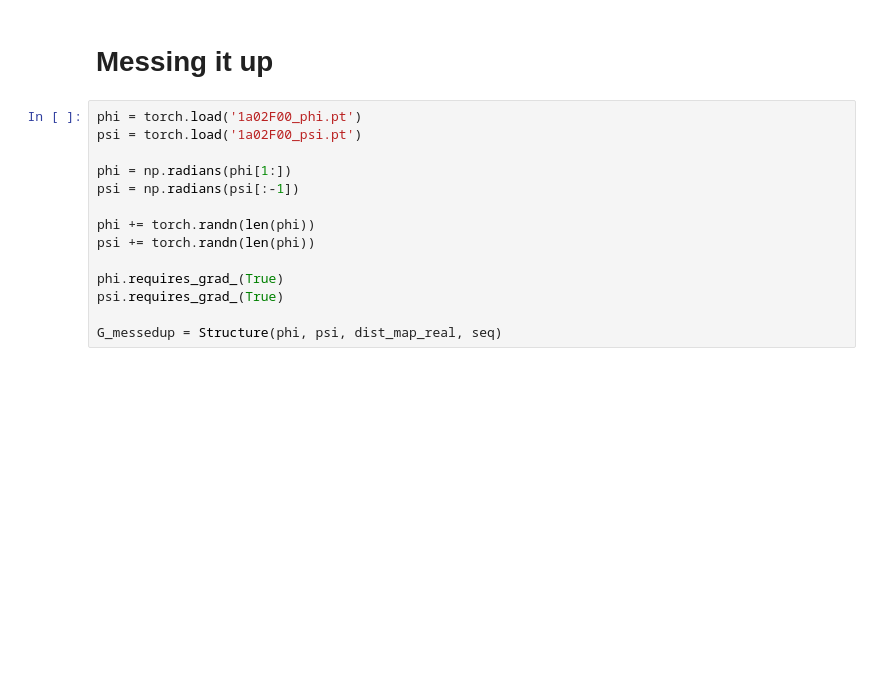
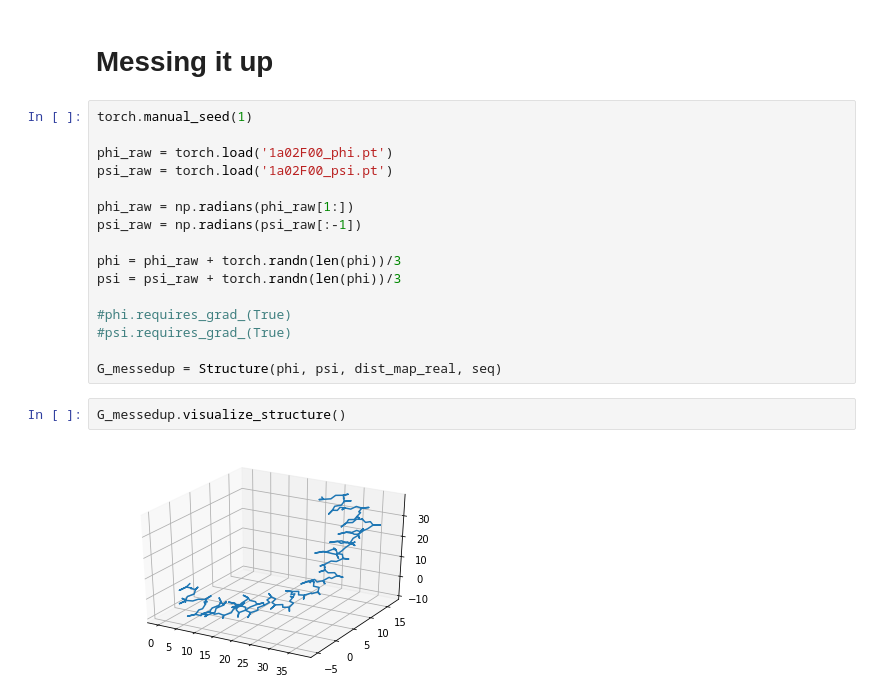
Before and after one commit to andynet/protein_folding, a Jupyter notebook: scripts/structure_realization_our/geometry_class.ipynb, the cells around one changed output. Drawn from its saved outputs; the diff is of its cells as text; blank space fills up the shorter version.

Commit message:
structure realization scripts

```diff
--- a/scripts/structure_realization_our/geometry_class.ipynb
+++ b/scripts/structure_realization_our/geometry_class.ipynb
@@ -194,16 +204,22 @@ Canvas(toolbar=Toolbar(toolitems=[('Home', 'Reset original view', 'home', 'home'
 # %% [markdown]
 # Messing it up
 # %%
-phi = torch.load('1a02F00_phi.pt')
-psi = torch.load('1a02F00_psi.pt')
+torch.manual_seed(1)
 
-phi = np.radians(phi[1:])
-psi = np.radians(psi[:-1])
+phi_raw = torch.load('1a02F00_phi.pt')
+psi_raw = torch.load('1a02F00_psi.pt')
 
-phi += torch.randn(len(phi))
-psi += torch.randn(len(phi))
+phi_raw = np.radians(phi_raw[1:])
+psi_raw = np.radians(psi_raw[:-1])
 
-phi.requires_grad_(True)
-psi.requires_grad_(True)
+phi = phi_raw + torch.randn(len(phi))/3
+psi = psi_raw + torch.randn(len(phi))/3
+
+#phi.requires_grad_(True)
+#psi.requires_grad_(True)
 
 G_messedup = Structure(phi, psi, dist_map_real, seq)
+# %%
+G_messedup.visualize_structure()
+# %% [output]
+[figure, added]
```
Also changed, not shown: parts of 48 cells of this notebook, 11 other files.
